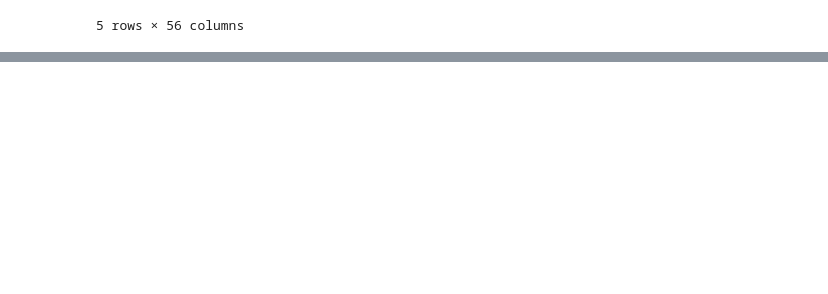
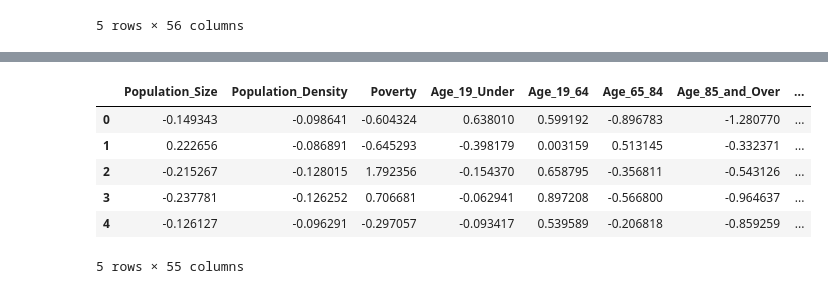
Before and after one commit to ArathiSripriya/DataMiningFinalProject, a Jupyter notebook: notebook.ipynb, the cells around one changed output, grey strips where cells are left out. Drawn from its saved outputs; the diff is of its cells as text; code cells hidden in the pictures; blank space fills up the shorter version.

```diff
--- a/notebook.ipynb
+++ b/notebook.ipynb
@@ -171,7 +182,12 @@ if not status:
     print(dataset)
 # %%
 status, job_id = ds.clean_data(dataset_name, target=labels_col)
-time.sleep(5)
-artifact = ds.download_dataset(job_id['artifact_name'], artifact_path='./artifacts')
-print(artifact)
+if status:
+    ds.wait_for_job(job_id['job_name'])
+else:
+    print(job_id)
+status, info = ds.download_dataset(job_id['artifact_name'], artifact_path='./artifacts')
+print("*******", info)
+cleaned_filename = info['filename']
+print(cleaned_filename)
 # %% [output]
@@ -178,0 +198,11 @@ print(artifact)
+# %%
+cleaned_df = pd.read_csv(cleaned_filename)
+cleaned_df.head()
+# %% [output]
+|  | Population_Size | Population_Density | Poverty | Age_19_Under | Age_19_64 | Age_65_84 | Age_85_and_Over | ... |
+| 0 | -0.149343 | -0.098641 | -0.604324 | 0.638010 | 0.599192 | -0.896783 | -1.280770 | ... |
+| 1 | 0.222656 | -0.086891 | -0.645293 | -0.398179 | 0.003159 | 0.513145 | -0.332371 | ... |
+| 2 | -0.215267 | -0.128015 | 1.792356 | -0.154370 | 0.658795 | -0.356811 | -0.543126 | ... |
+| 3 | -0.237781 | -0.126252 | 0.706681 | -0.062941 | 0.897208 | -0.566800 | -0.964637 | ... |
+| 4 | -0.126127 | -0.096291 | -0.297057 | -0.093417 | 0.539589 | -0.206818 | -0.859259 | ... |
+5 rows × 55 columns
```
Also changed, not shown: parts of 12 cells of this notebook, 4 other files.
